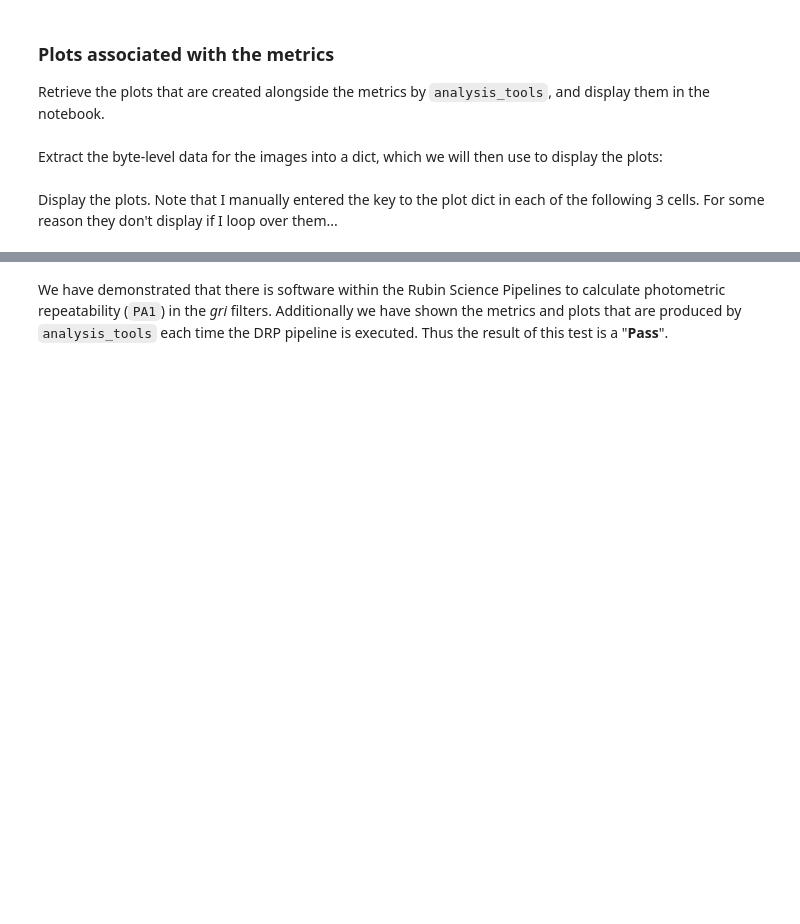
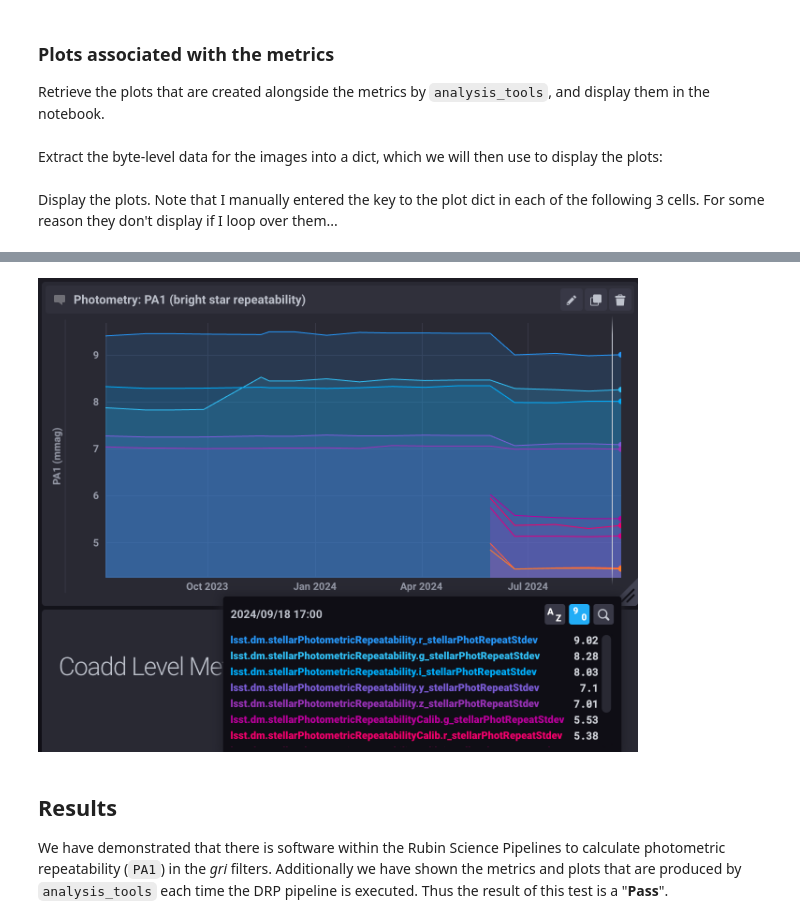
Before and after one commit to lsst-dm/DMTR-412, a Jupyter notebook: notebooks/test_LVV-T1757.ipynb, the cells around one changed output, grey strips where cells are left out. Saved outputs shown, nothing was run; the diff lists cells and outputs as text; code cells hidden in the pictures; blank space fills up the shorter version.

Commit message:
Update LVV-T1757 NB with links, plot

```diff
--- a/notebooks/test_LVV-T1757.ipynb
+++ b/notebooks/test_LVV-T1757.ipynb
@@ -103,2 +110,7 @@ Image(plot_dict['matchedVisitCore_i_stellarPhotometricRepeatability_HistPlot'])
+# %%
+Image("figures/chronograf_PA1_history_jul2023_oct2024.png", width=600)
+# %% [output]
+[figure, added]
 # %% [markdown]
+## Results
 We have demonstrated that there is software within the Rubin Science Pipelines to calculate photometric repeatability (`PA1`) in the _gri_ filters. Additionally we have shown the metrics and plots that are produced by `analysis_tools` each time the DRP pipeline is executed. Thus the result of this test is a "**Pass**".
```
Also changed, not shown: parts of 4 cells of this notebook, 1 other file.
